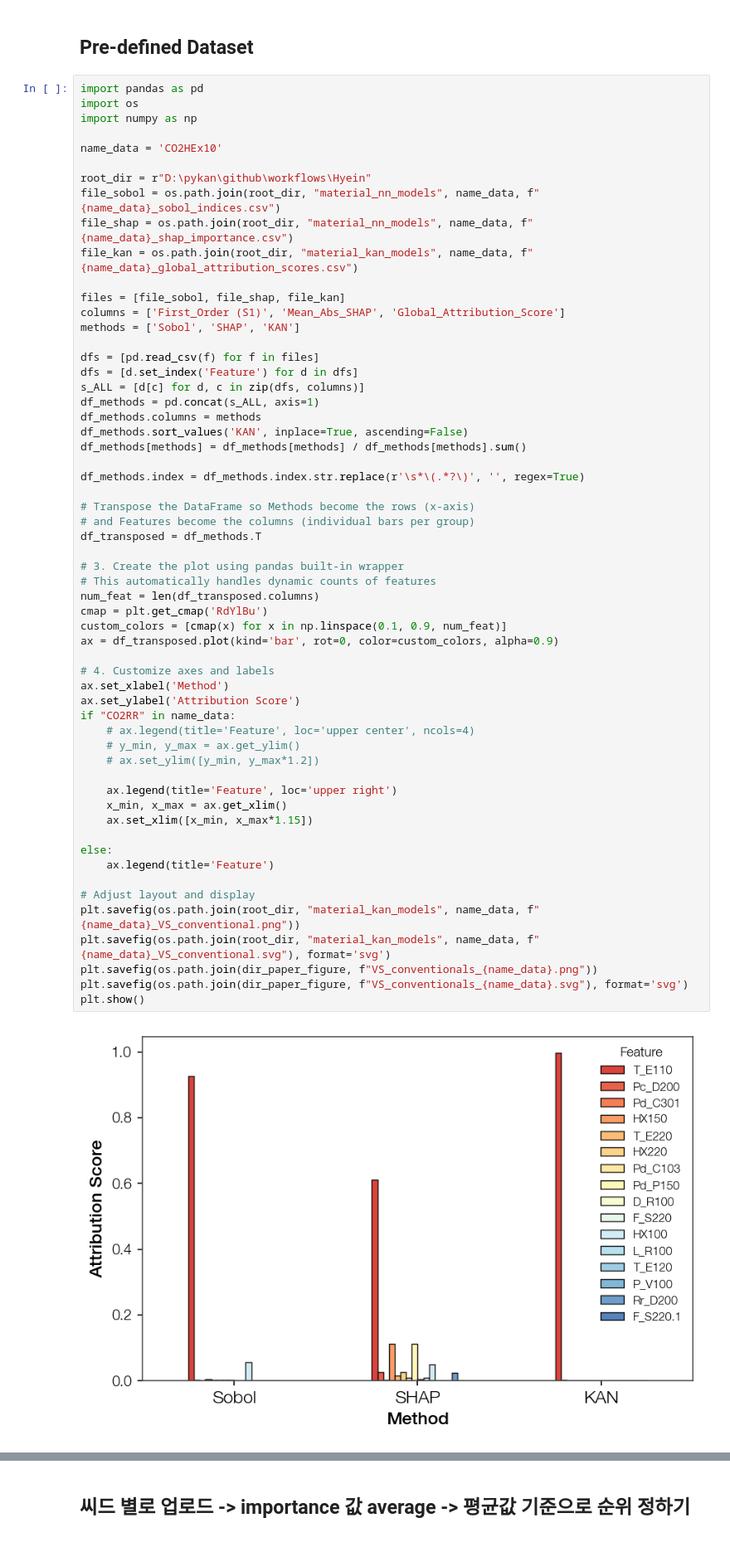
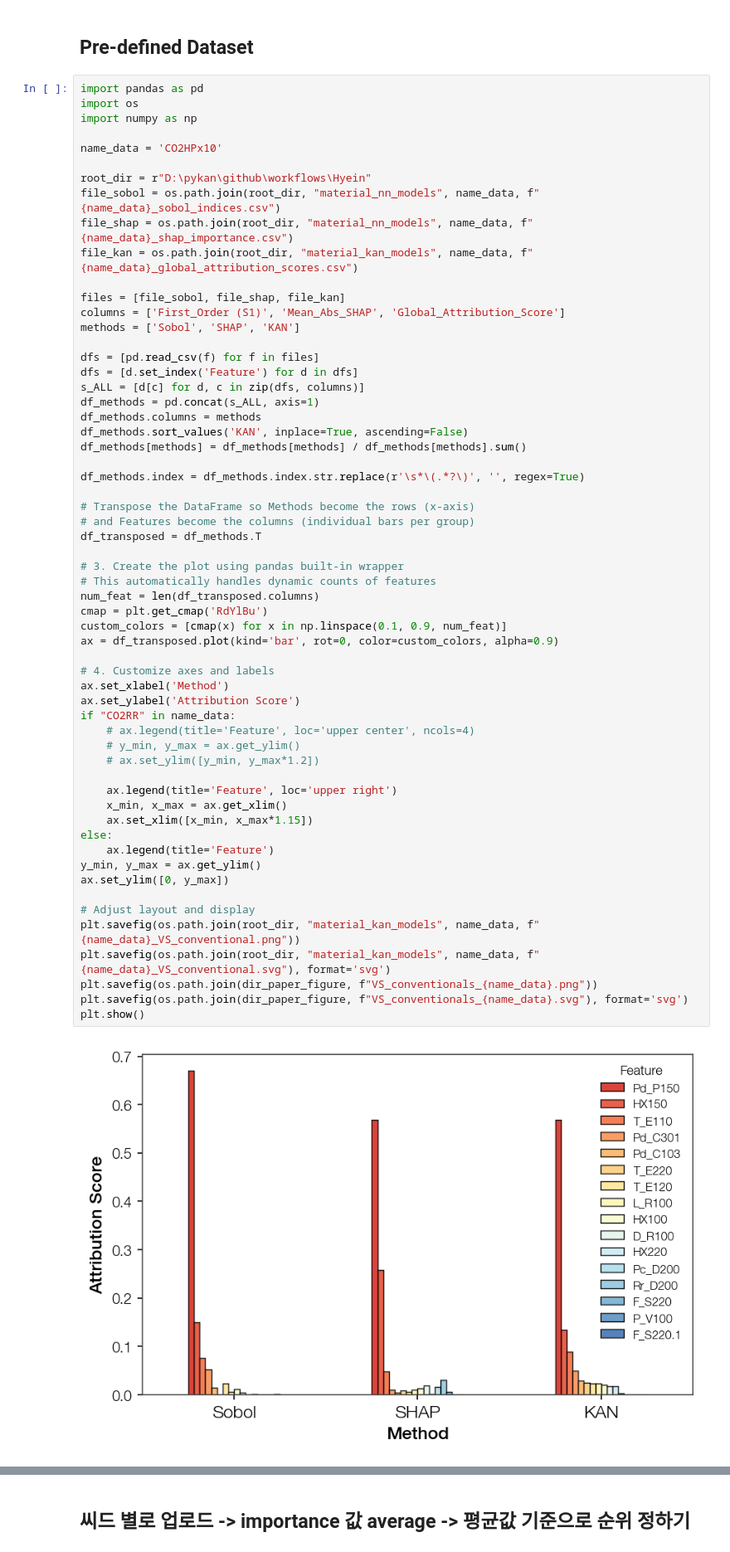
Before and after one commit to foodbanana/pykan, a Jupyter notebook: github/workflows/Hyein/plot_conventional.ipynb, the cells around one changed output, grey strips where cells are left out. Shown at 83% size. Drawn from its saved outputs; the diff is of its cells as text.

Commit message:
Plot for comparison with the conventional

```diff
--- a/github/workflows/Hyein/plot_conventional.ipynb
+++ b/github/workflows/Hyein/plot_conventional.ipynb
@@ -168,7 +168,7 @@ import pandas as pd
 import os
 import numpy as np
 
-name_data = 'CO2HEx10'
+name_data = 'CO2HPx10'
 
 root_dir = r"D:\pykan\github\workflows\Hyein"
 file_sobol = os.path.join(root_dir, "material_nn_models", name_data, f"{name_data}_sobol_indices.csv")
@@ -194,35 +194,36 @@ df_methods.index = df_methods.index.str.replace(r'\s*\(.*?\)', '', regex=True)
 df_transposed = df_methods.T
 
 # 3. Create the plot using pandas built-in wrapper
 # This automatically handles dynamic counts of features
 num_feat = len(df_transposed.columns)
 cmap = plt.get_cmap('RdYlBu')
 custom_colors = [cmap(x) for x in np.linspace(0.1, 0.9, num_feat)]
 ax = df_transposed.plot(kind='bar', rot=0, color=custom_colors, alpha=0.9)
 
 # 4. Customize axes and labels
 ax.set_xlabel('Method')
 ax.set_ylabel('Attribution Score')
 if "CO2RR" in name_data:
     # ax.legend(title='Feature', loc='upper center', ncols=4)
     # y_min, y_max = ax.get_ylim()
     # ax.set_ylim([y_min, y_max*1.2])
 
     ax.legend(title='Feature', loc='upper right')
     x_min, x_max = ax.get_xlim()
     ax.set_xlim([x_min, x_max*1.15])
-
 else:
     ax.legend(title='Feature')
+y_min, y_max = ax.get_ylim()
+ax.set_ylim([0, y_max])
 
 # Adjust layout and display
 plt.savefig(os.path.join(root_dir, "material_kan_models", name_data, f"{name_data}_VS_conventional.png"))
 plt.savefig(os.path.join(root_dir, "material_kan_models", name_data, f"{name_data}_VS_conventional.svg"), format='svg')
 plt.savefig(os.path.join(dir_paper_figure, f"VS_conventionals_{name_data}.png"))
 plt.savefig(os.path.join(dir_paper_figure, f"VS_conventionals_{name_data}.svg"), format='svg')
 plt.show()
 # %% [output]
-[figure, old version]
+[figure, new version]
 # %%
 import pandas as pd
 import os
```
Also changed, not shown: 1 other file.
